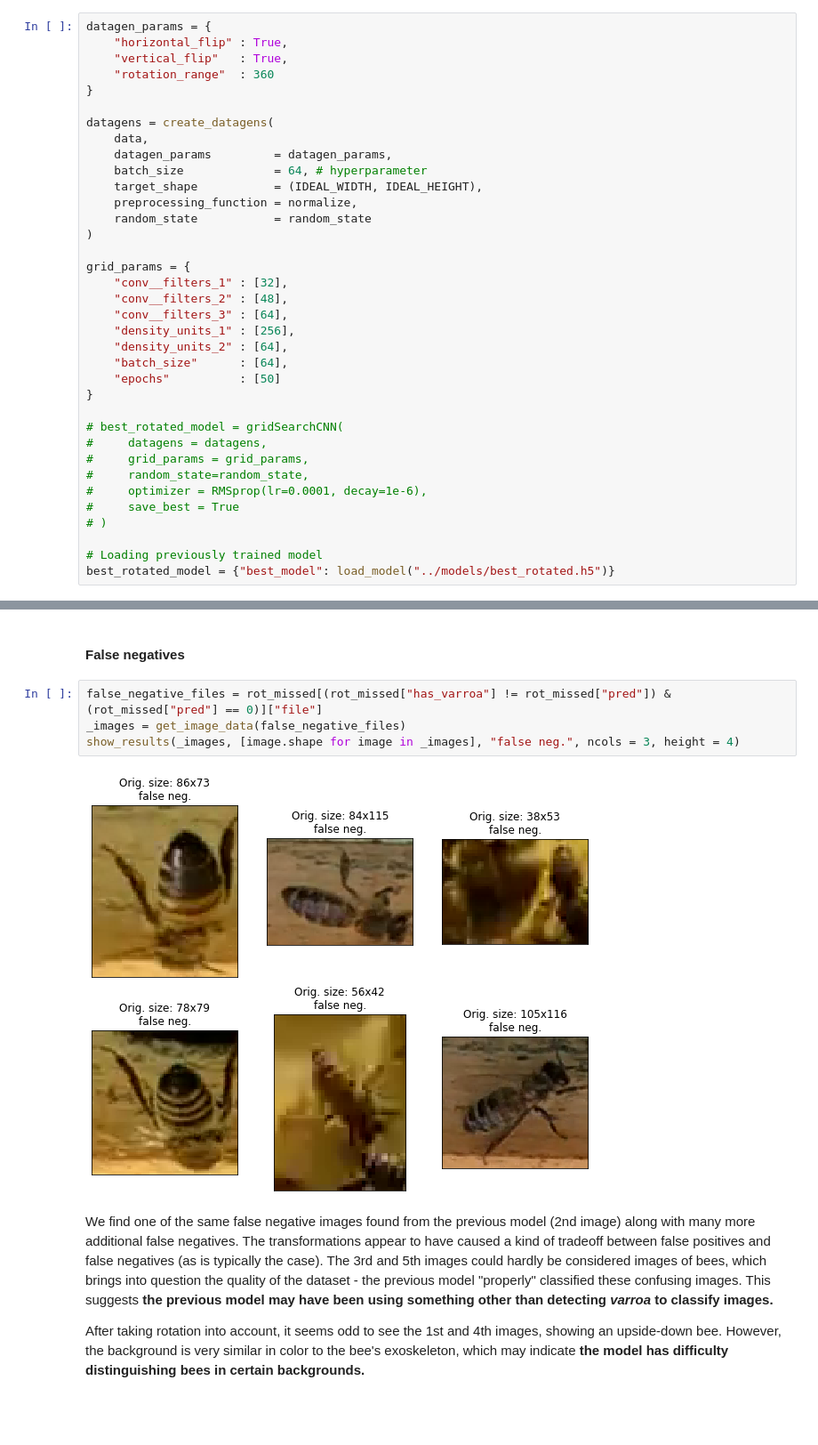
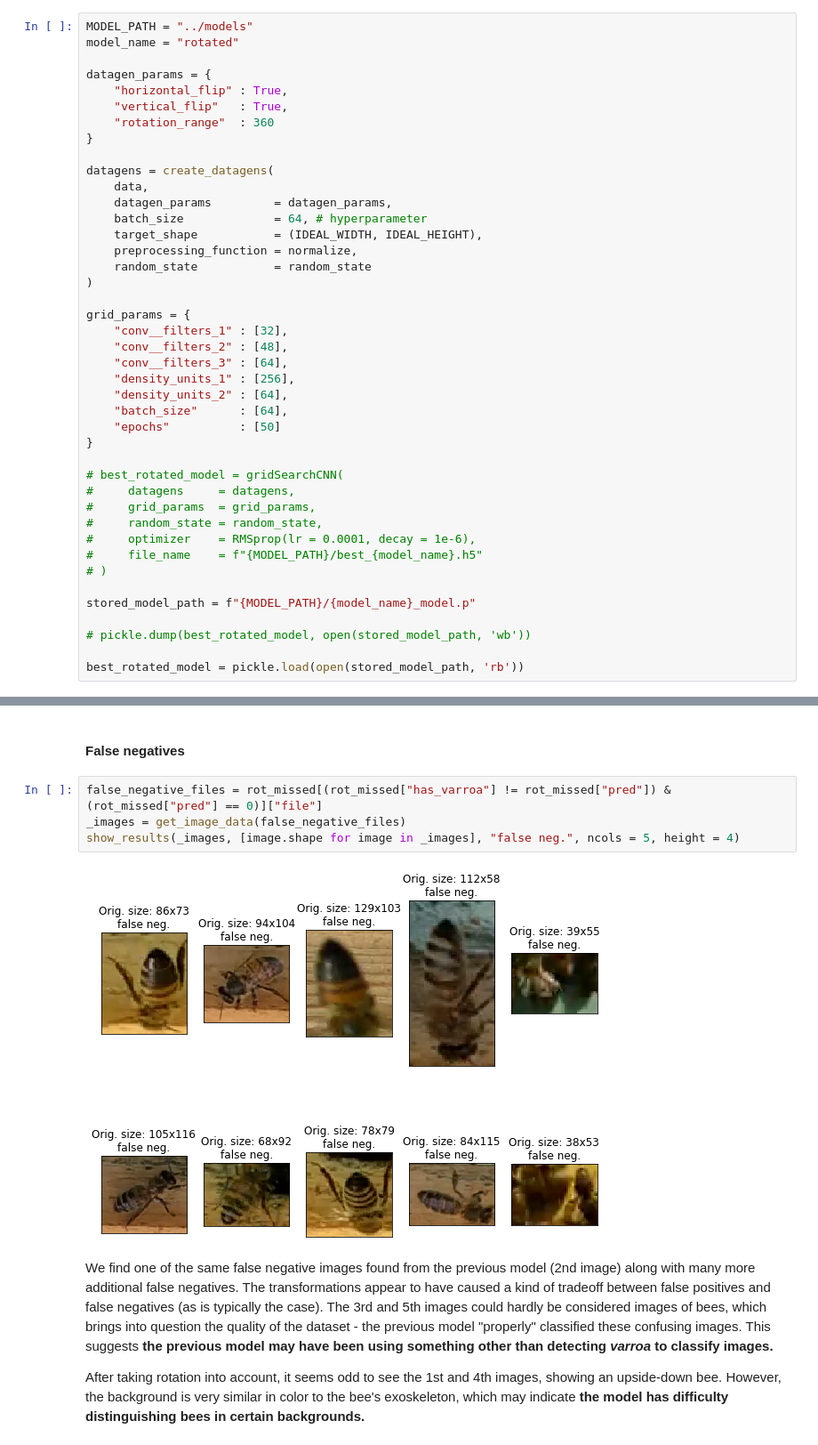
Before and after one commit to Shaddyjr/bee-image-classifier, a Jupyter notebook: code/project_notebook.ipynb, the cells around one changed output, grey strips where cells are left out. Shown at 89% size. Drawn from its saved outputs; the diff is of its cells as text; blank space fills up the shorter version.

```diff
--- a/code/project_notebook.ipynb
+++ b/code/project_notebook.ipynb
@@ -930,6 +933,9 @@ The parameters for the following model are the same as the previous one. The onl
 # %% [markdown]
 ### Rotation + Mirror Transformation Model Preparation
 # %%
+MODEL_PATH = "../models"
+model_name = "rotated"
+
 datagen_params = {
     "horizontal_flip" : True,
     "vertical_flip"   : True,
@@ -956,13 +962,16 @@ grid_params = {
 }
 
 # best_rotated_model = gridSearchCNN(
-#     datagens = datagens,
-#     grid_params = grid_params,
-#     random_state=random_state,
-#     optimizer = RMSprop(lr=0.0001, decay=1e-6),
-#     save_best = True
+#     datagens     = datagens,
+#     grid_params  = grid_params,
+#     random_state = random_state,
+#     optimizer    = RMSprop(lr = 0.0001, decay = 1e-6),
+#     file_name    = f"{MODEL_PATH}/best_{model_name}.h5"
 # )
 
-# Loading previously trained model
-best_rotated_model = {"best_model": load_model("../models/best_rotated.h5")}
+stored_model_path = f"{MODEL_PATH}/{model_name}_model.p"
+
+# pickle.dump(best_rotated_model, open(stored_model_path, 'wb'))
+
+best_rotated_model = pickle.load(open(stored_model_path, 'rb'))
 # %% [output]
@@ -1023,9 +1032,9 @@ An important takeaway to note is what we're NOT seeing - the proper classificati
 # %%
 false_negative_files = rot_missed[(rot_missed["has_varroa"] != rot_missed["pred"]) & (rot_missed["pred"] == 0)]["file"]
 _images = get_image_data(false_negative_files)
-show_results(_images, [image.shape for image in _images], "false neg.", ncols = 3, height = 4)
+show_results(_images, [image.shape for image in _images], "false neg.", ncols = 5, height = 4)
 # %% [output]
-[figure, old version]
+[figure, new version]
 # %% [markdown]
 We find one of the same false negative images found from the previous model (2nd image) along with many more additional false negatives. The transformations appear to have caused a kind of tradeoff between false positives and false negatives (as is typically the case). The 3rd and 5th images could hardly be considered images of bees, which brings into question the quality of the dataset - the previous model "properly" classified these confusing images. This suggests __the previous model may have been using something other than detecting _varroa_ to classify images.__
 
```
Also changed, not shown: parts of 36 cells of this notebook, 7 other files.
